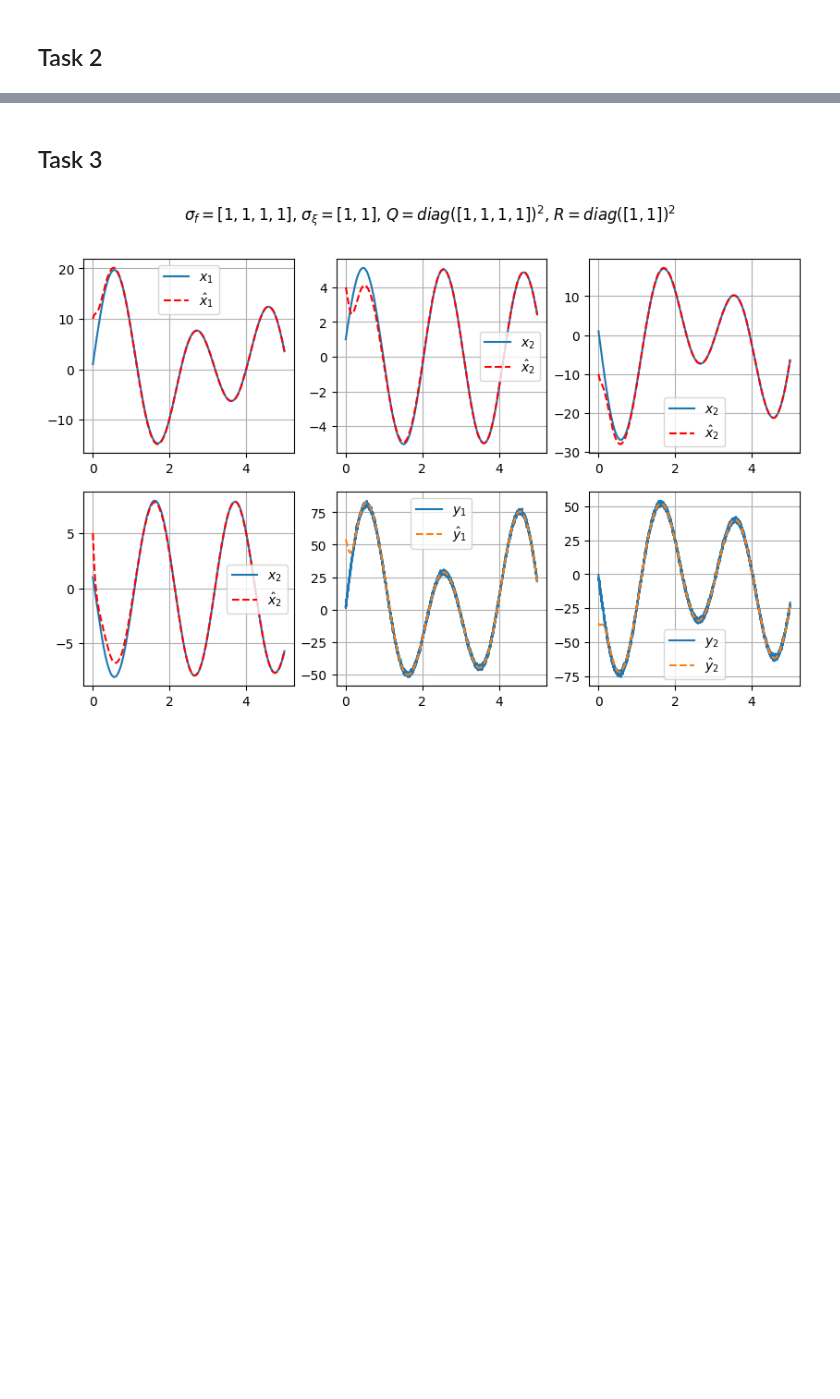
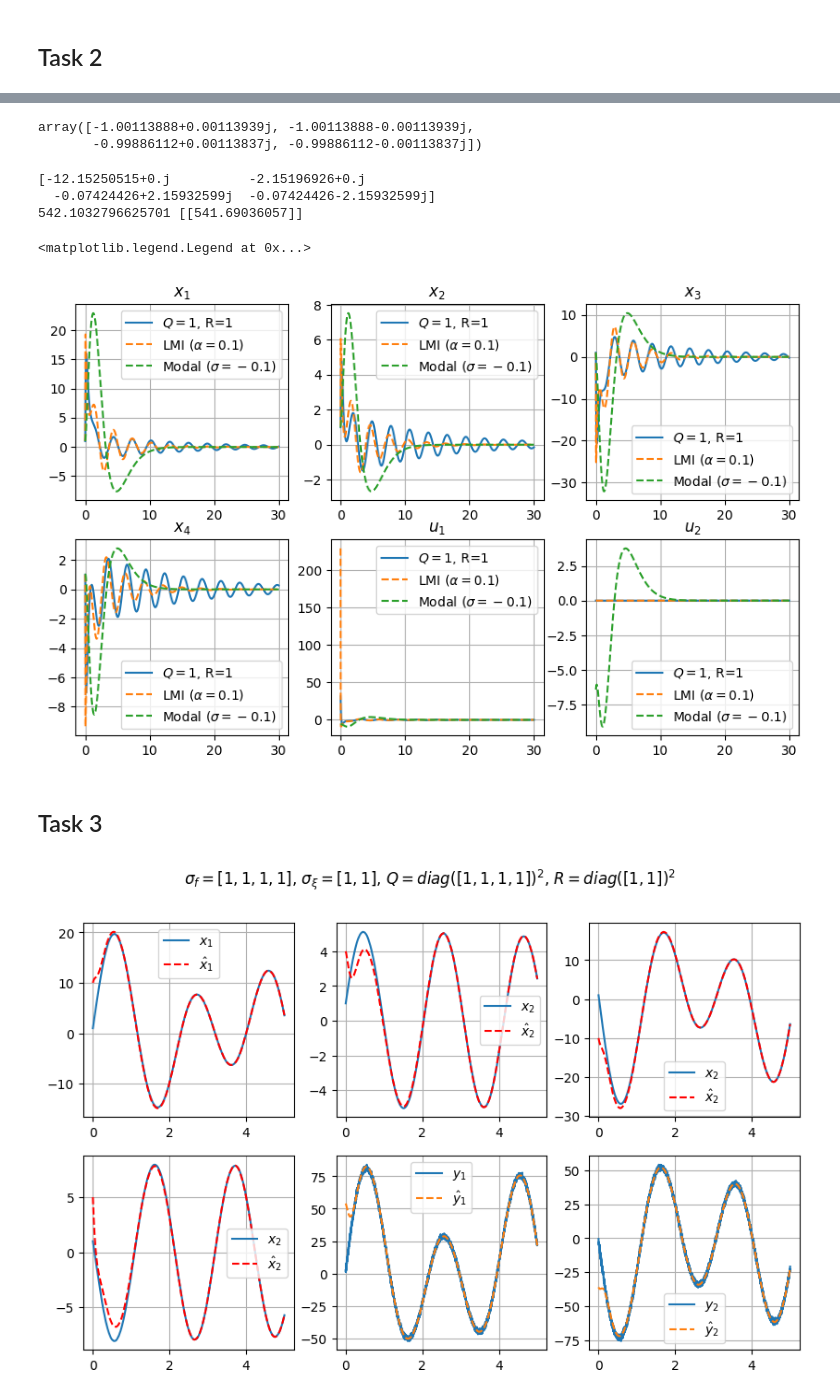
Before and after one commit to diuzhevVlad/control-theory-itmo-2023-2024, a Jupyter notebook: Lab10/Lab10.ipynb, the cells around one changed output, grey strips where cells are left out. Drawn from its saved outputs; the diff is of its cells as text; code cells hidden in the pictures; blank space fills up the shorter version.

```diff
--- a/Lab10/Lab10.ipynb
+++ b/Lab10/Lab10.ipynb
@@ -61,3 +126,60 @@ Done
+# %%
+k_lmi = get_K_LMI(A,B,0.1)
+# %%
+sys_2_lmi = ctrl.ss(A + B@k_lmi,np.zeros((4,1)),np.zeros((1,4)),0)
+y_2_lmi = ctrl.initial_response(sys_2_lmi,time_2,X0=np.ones((4,1)))
+# %%
+G_2 = np.array([
+    [-1, 1, 0, 0],
+    [0, -1, 1, 0],
+    [0, 0, -1, 1],
+    [0, 0, 0, -1]
+])
+Y_2 = np.array([
+    [1,1,1,1],
+    [1,1,1,1]
+]).reshape((2,-1))
+P_2 = scipy.linalg.solve_sylvester(A,-G_2,B@Y_2)
+k_2_mod = -Y_2 @ np.linalg.pinv(P_2)
+sys_2_mod = ctrl.ss(A + B@k_2_mod,np.zeros((4,1)),np.zeros((1,4)),0)
+y_2_mod = ctrl.initial_response(sys_2_mod,time_1,X0=np.ones((4,1)))
+# %%
+np.linalg.eigvals(A+B@k_2_mod)
+# %% [output]
+array([-1.00113888+0.00113939j, -1.00113888-0.00113939j,
+       -0.99886112+0.00113837j, -0.99886112-0.00113837j])
+# %%
+fig, ax_1 = plt.subplots(2,3,figsize=(10,6))
+fig.suptitle(f"")
+q, r = np.diag([1]*4), np.diag([1]*2)
+control_LQR(A,B,q,r,time_2)
+
+ax_1[0,0].plot(time_2, y_2_lmi.states[0],linestyle="--",label="LMI ($\\alpha=0.1$)")
+ax_1[0,1].plot(time_2, y_2_lmi.states[1],linestyle="--",label="LMI ($\\alpha=0.1$)")
+ax_1[0,2].plot(time_2, y_2_lmi.states[2],linestyle="--",label="LMI ($\\alpha=0.1$)")
+ax_1[1,0].plot(time_2, y_2_lmi.states[3],linestyle="--",label="LMI ($\\alpha=0.1$)")
+ax_1[1,1].plot(time_2, (k_lmi@y_2_lmi.states)[0],linestyle="--",label="LMI ($\\alpha=0.1$)")
+ax_1[1,2].plot(time_2, (k_lmi@y_2_lmi.states)[1],linestyle="--",label="LMI ($\\alpha=0.1$)")
+
+ax_1[0,0].plot(time_2, y_2_mod.states[0],linestyle="--",label="Modal ($\sigma=-0.1$)")
+ax_1[0,1].plot(time_2, y_2_mod.states[1],linestyle="--",label="Modal ($\sigma=-0.1$)")
+ax_1[0,2].plot(time_2, y_2_mod.states[2],linestyle="--",label="Modal ($\sigma=-0.1$)")
+ax_1[1,0].plot(time_2, y_2_mod.states[3],linestyle="--",label="Modal ($\sigma=-0.1$)")
+ax_1[1,1].plot(time_2, (k_2_mod@y_2_mod.states)[0],linestyle="--",label="Modal ($\sigma=-0.1$)")
+ax_1[1,2].plot(time_2, (k_2_mod@y_2_mod.states)[1],linestyle="--",label="Modal ($\sigma=-0.1$)")
+
+ax_1[0,0].legend()
+ax_1[0,1].legend()
+ax_1[0,2].legend()
+ax_1[1,0].legend()
+ax_1[1,1].legend()
+ax_1[1,2].legend()
+# %% [output]
+[-12.15250515+0.j          -2.15196926+0.j
+  -0.07424426+2.15932599j  -0.07424426-2.15932599j]
+542.1032796625701 [[541.69036057]]
+<matplotlib.legend.Legend at 0x...>
+[figure, added]
 # %% [markdown]
 ## Task 3
 # %%
```
Also changed, not shown: parts of 24 cells of this notebook.
